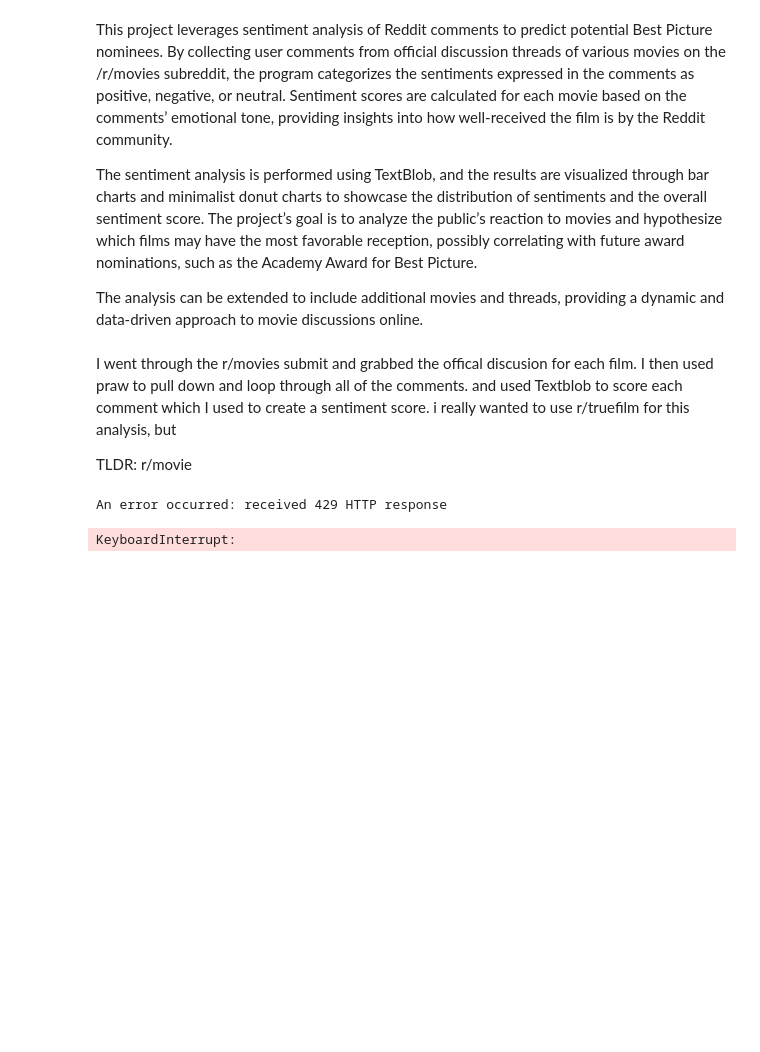
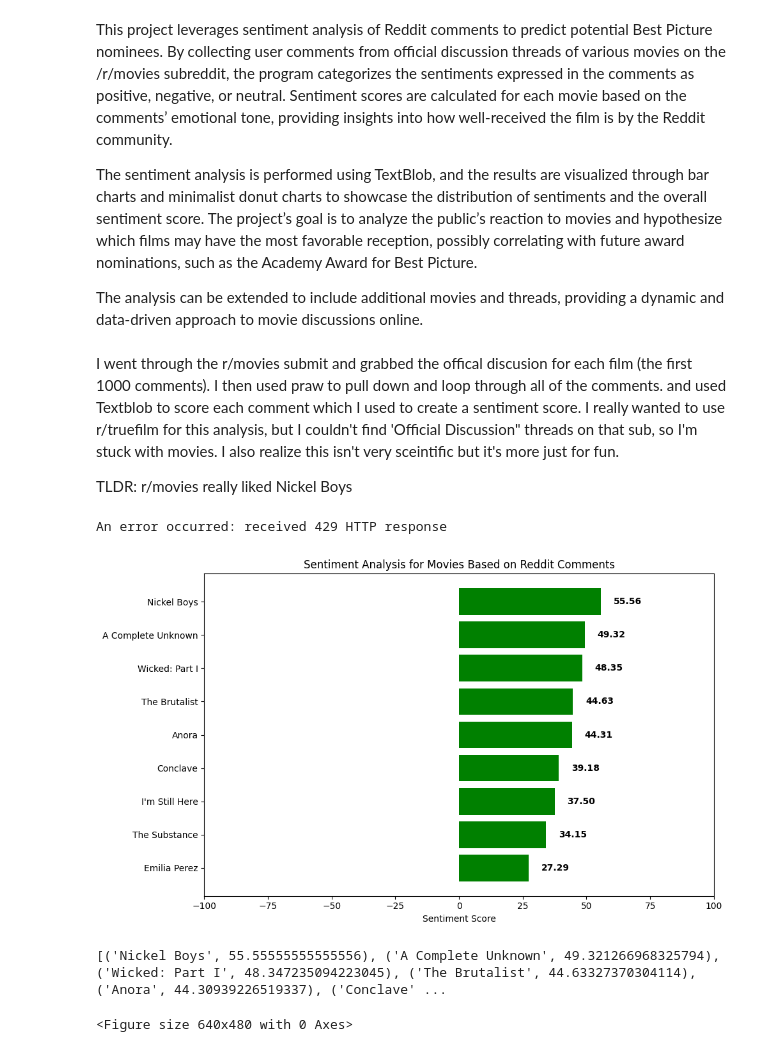
Before and after one commit to johnpherson/oscars, a Jupyter notebook: oscars.ipynb, the cells around one changed output. Saved outputs shown, nothing was run; the diff lists cells and outputs as text; code cells hidden in the pictures; blank space fills up the shorter version.

```diff
--- a/oscars.ipynb
+++ b/oscars.ipynb
@@ -7,11 +7,10 @@ The sentiment analysis is performed using TextBlob, and the results are visualiz
 
 The analysis can be extended to include additional movies and threads, providing a dynamic and data-driven approach to movie discussions online.
 # %% [markdown]
-I went through the r/movies submit and grabbed the offical discusion for each film. I then used praw to pull down and loop through all of the comments. and used Textblob to score each comment which I used to create a sentiment score. i really wanted to use r/truefilm for this analysis, but
+I went through the r/movies submit and grabbed the offical discusion for each film (the first 1000 comments). I then used praw to pull down and loop through all of the comments. and used Textblob to score each comment which I used to create a sentiment score. I really wanted to use r/truefilm for this analysis, but I couldn't find 'Official Discussion" threads on that sub, so I'm stuck with movies. I also realize this isn't very sceintific but it's more just for fun.
 
-TLDR: r/movie
+TLDR: r/movies really liked Nickel Boys
 # %%
-
 import praw
 import matplotlib.pyplot as plt
 from textblob import TextBlob
@@ -26,8 +25,7 @@ client_id = os.getenv('CLIENT_ID')
 api_key = os.getenv('API_KEY')
 user_agent = os.getenv('USER_AGENT')
 
-# Assuming you're using PRAW for Reddit API access
-# Assuming you're using PRAW for Reddit API access
+# Initialize Reddit API client
 reddit = praw.Reddit(client_id=client_id,
                      client_secret=api_key,
                      user_agent=user_agent)
@@ -60,36 +58,27 @@ for movie, url in urls_and_movies:
     try:
         # Fetch the Reddit post
         submission = reddit.submission(url=url)
-        submission.comments.replace_more(limit=None)
-        comments = submission.comments.list()
+        submission.comments.replace_more(limit=0)  # Avoid fetching more comment threads
+        comments = submission.comments.list()[:100]  # Limit to the first 100 comments
 
-        # Initialize the lists to store comments
-        positive_comments = []
-        negative_comments = []
-        neutral_comments = []
+        # Initialize counters for sentiment analysis
+        positive_count, negative_count, neutral_count = 0, 0, 0
 
         # Loop through the comments to analyze sentiment
         for comment in comments:
-            comment_body = comment.body
-            sentiment_score = analyze_sentiment(comment_body)
+            sentiment_score = analyze_sentiment(comment.body)
 
             # Categorize the sentiment score
             if sentiment_score > 0:
-                positive_comments.append(comment_body)
+                positive_count += 1
             elif sentiment_score < 0:
-                negative_comments.append(comment_body)
+                negative_count += 1
             else:
-                neutral_comments.append(comment_body)
+                neutral_count += 1
 
         # Calculate the sentiment score
-        positive_count = len(positive_comments)
-        negative_count = len(negative_comments)
-        neutral_count = len(neutral_comments)
         total_comments = positive_count + negative_count + neutral_count
-        if total_comments > 0:
-            score = (positive_count - negative_count) / total_comments * 100
-        else:
-            score = 0
+        score = (positive_count - negative_count) / total_comments * 100 if total_comments > 0 else 0
 
         movie_scores.append((movie, score))
 
@@ -107,39 +96,37 @@ for movie, url in urls_and_movies:
 with open('movie_scores.csv', 'w') as file:
     file.write('Movie,Score\n')
     for movie, score in movie_scores:
         file.write(f'{movie},{score}\n')
 
 # Sort the movie scores from highest to lowest
 movie_scores.sort(key=lambda x: x[1], reverse=True)
 
-# Now create a single bar chart showing the sentiment score for each movie
+# Create a single bar chart showing the sentiment score for each movie
 movies = [movie for movie, score in movie_scores]
 scores = [score for movie, score in movie_scores]
 
-# Create the bar chart (histogram)
+# Create the bar chart
 plt.figure(figsize=(10, 6))
 bars = plt.barh(movies, scores, color=['green' if score >= 0 else 'red' for score in scores])
 
 # Add labels and title
 plt.xlabel('Sentiment Score')
 plt.title('Sentiment Analysis for Movies Based on Reddit Comments')
 plt.xlim(-100, 100)
-
-# Reverse the y-axis to show 0 at the leftmost
-plt.gca().invert_yaxis()
+plt.gca().invert_yaxis()  # Reverse the y-axis to show highest scores at the top
 
 # Add data labels on each bar
 for index, score in enumerate(scores):
     plt.text(score + (5 if score > 0 else -5), index, f'{score:.2f}', va='center', ha='left' if score > 0 else 'right', fontweight='bold')
 
 # Show the plot
 plt.tight_layout()
 plt.show()
+
 # Save the graph as an image file
 plt.savefig("sentiment_analysis_graph.png", format='png')
-
-# Print movie scores for reference
-print(movie_scores)
 # %% [output]
 An error occurred: received 429 HTTP response
+[figure, added]
-KeyboardInterrupt:
+[('Nickel Boys', 55.55555555555556), ('A Complete Unknown', 49.321266968325794), ('Wicked: Part I', 48.347235094223045), ('The Brutalist', 44.63327370304114), ('Anora', 44.30939226519337), ('Conclave' ...
+<Figure size 640x480 with 0 Axes>
```
Also changed, not shown: parts of 3 cells of this notebook, 2 other files.
